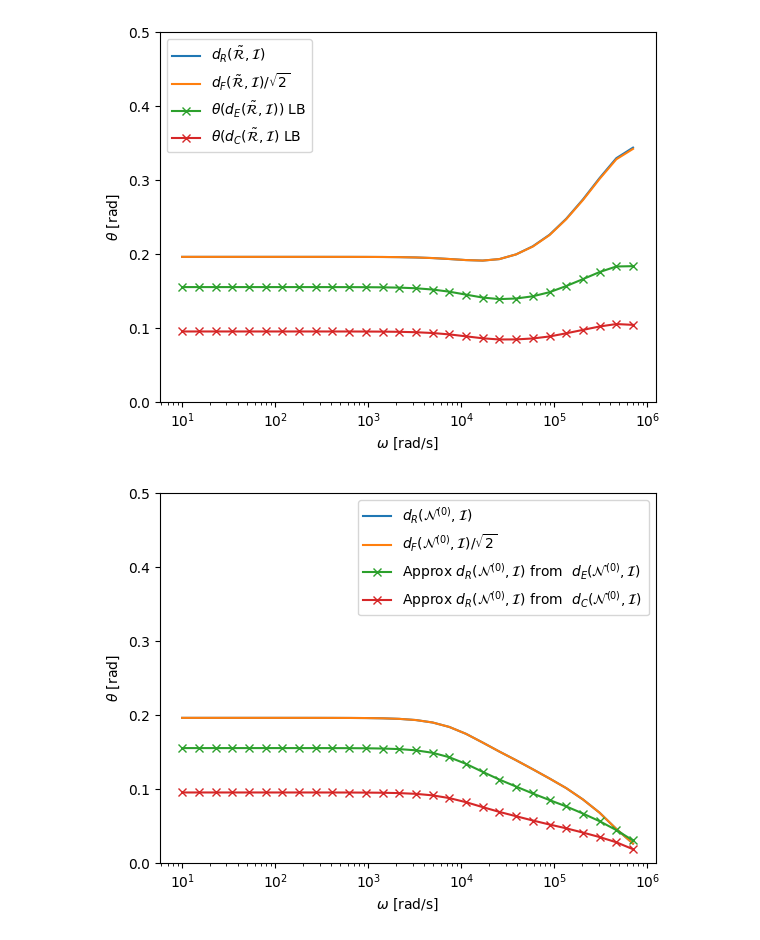
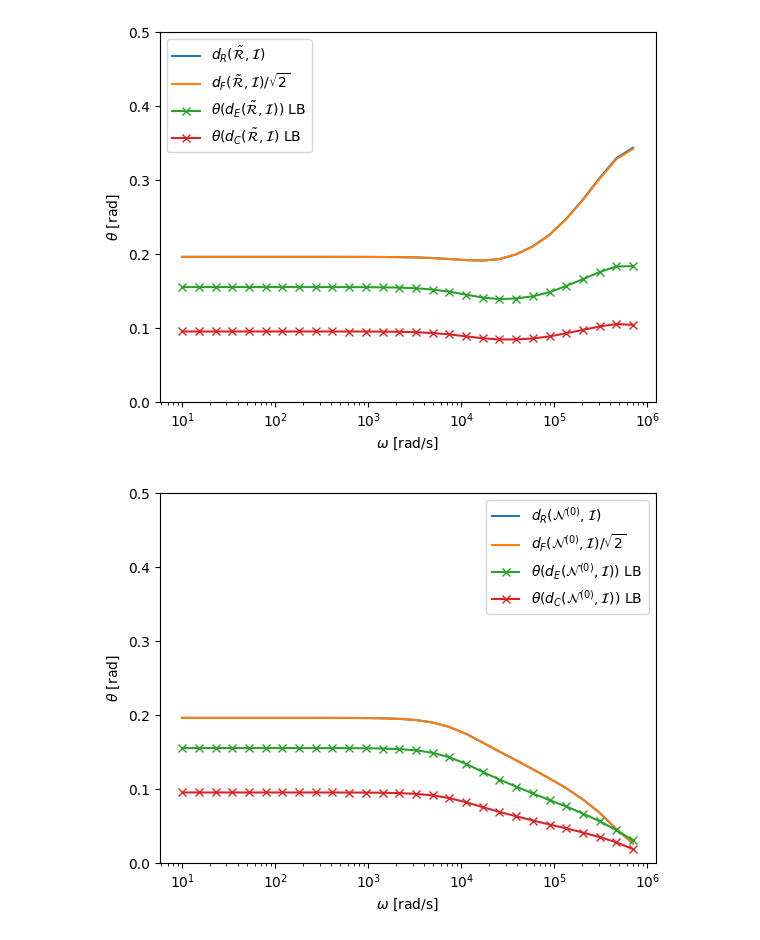
Before and after one commit to pdledger/Rodrigues_Angles, a Jupyter notebook: two_tetra_homog.ipynb, the cells around one changed output. Saved outputs shown, nothing was run; the diff lists cells and outputs as text; code cells hidden in the pictures.

```diff
--- a/two_tetra_homog.ipynb
+++ b/two_tetra_homog.ipynb
@@ -162,25 +159,26 @@ plt.show()
 # %%
 
 Frequencies=N0IResults["Frequencies"]
 MinAnglestoreN0I=N0IResults["MinAnglestoreN0I"]
 AnglestoreN0Ifmeasapprxconstsortedmaxdiff_max=np.fmin(N0IResults["AnglestoreN0Ifmeasapprxconstsortedmaxdiff_max"],N0IResults["AnglestoreN0Ifmeasapprxconstsortedmindiff_min"])
 AnglestoreN0Icommeasapprxconstsortedmaxdiff_max=np.fmin(N0IResults["AnglestoreN0Icommeasapprxconstsortedmaxdiff_max"],N0IResults["AnglestoreN0Icommeasapprxconstsortedmindiff_min"])
 
 dFMinAnglestoreN0I = N0IResults["dFMinAnglestoreN0I"]
 fig=plt.figure()
 plt.semilogx(Frequencies,MinAnglestoreN0I,label=r'$d_R({\cal N}^{(0)},{\cal I})$')
 plt.semilogx(Frequencies,dFMinAnglestoreN0I/np.sqrt(2),label=r'$d_F({\cal N}^{(0)},{\cal I})/\sqrt{2}$')
-plt.semilogx(Frequencies,AnglestoreN0Ifmeasapprxconstsortedmaxdiff_max,'x-',label=r'Approx $d_R({\cal N}^{(0)},{\cal I})$ from  $d_E({\cal N}^{(0)},{\cal I})$ ')
-plt.semilogx(Frequencies,AnglestoreN0Icommeasapprxconstsortedmaxdiff_max,'x-',label=r'Approx $d_R({\cal N}^{(0)},{\cal I})$ from  $d_C({\cal N}^{(0)},{\cal I})$ ')
+plt.semilogx(Frequencies,AnglestoreN0Ifmeasapprxconstsortedmaxdiff_max,'x-',label=r'$\theta(d_E({\cal N}^{(0)},{\cal I}))$ LB')
+plt.semilogx(Frequencies,AnglestoreN0Icommeasapprxconstsortedmaxdiff_max,'x-',label=r'$\theta(d_C({\cal N}^{(0)},{\cal I}))$ LB ')
+
 
 plt.xlabel(r'$\omega$ [rad/s]')
 plt.ylabel(r'$\theta$ [rad]')
 plt.ylim(0,0.5)
 plt.legend()
 plt.savefig("CSG_TwoTetra_dRanddE_metrics_N0_al_0.001_mu_32_sig_1e7_ord3.pdf")
 plt.show()
 # %% [output]
-[figure, old version]
+[figure, new version]
 # %%
 ## Loop over different Permeabilities and compare results
 
```
Also changed, not shown: parts of 5 cells of this notebook, 26 other files.
